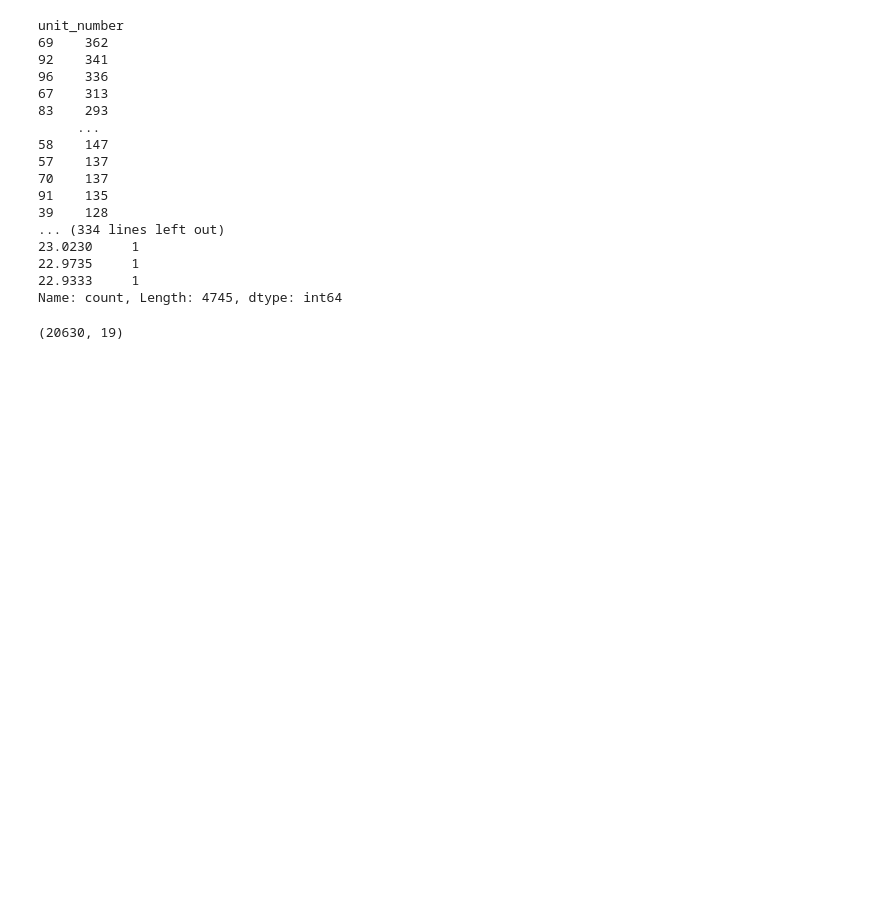
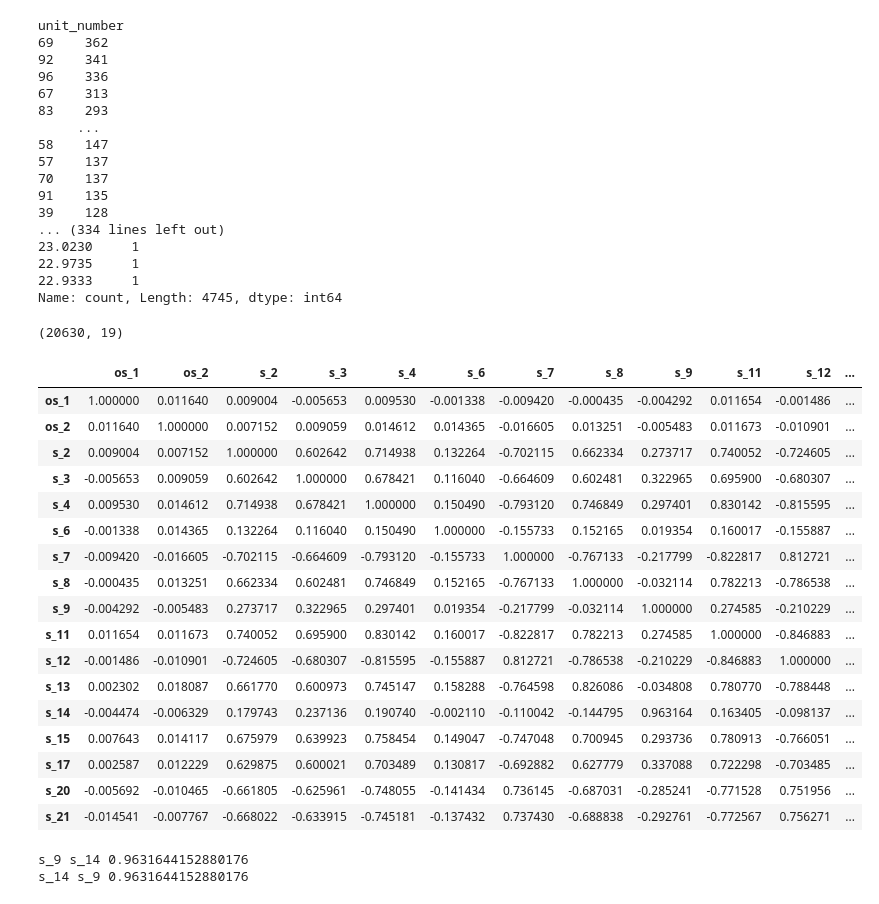
Before and after one commit to berkaylacinkaya/NASA_CMAPSS_TURBOFAN_ENGINE-PdM-, a Jupyter notebook: main.ipynb, the cells around one changed output. Saved outputs shown, nothing was run; the diff lists cells and outputs as text; code cells hidden in the pictures; blank space fills up the shorter version.

```diff
--- a/main.ipynb
+++ b/main.ipynb
@@ -178,3 +174,36 @@ df.drop(["os_3","s_1","s_5","s_10","s_16","s_18","s_19"],axis=1,inplace=True)#Th
 df.shape
 # %% [output]
 (20630, 19)
+# %%
+corr_df=df.drop(["time_in_cycles","unit_number"],axis=1).corr()
+corr_df
+# %% [output]
+|  | os_1 | os_2 | s_2 | s_3 | s_4 | s_6 | s_7 | s_8 | s_9 | s_11 | s_12 | ... |
+| os_1 | 1.000000 | 0.011640 | 0.009004 | -0.005653 | 0.009530 | -0.001338 | -0.009420 | -0.000435 | -0.004292 | 0.011654 | -0.001486 | ... |
+| os_2 | 0.011640 | 1.000000 | 0.007152 | 0.009059 | 0.014612 | 0.014365 | -0.016605 | 0.013251 | -0.005483 | 0.011673 | -0.010901 | ... |
+| s_2 | 0.009004 | 0.007152 | 1.000000 | 0.602642 | 0.714938 | 0.132264 | -0.702115 | 0.662334 | 0.273717 | 0.740052 | -0.724605 | ... |
+| s_3 | -0.005653 | 0.009059 | 0.602642 | 1.000000 | 0.678421 | 0.116040 | -0.664609 | 0.602481 | 0.322965 | 0.695900 | -0.680307 | ... |
+| s_4 | 0.009530 | 0.014612 | 0.714938 | 0.678421 | 1.000000 | 0.150490 | -0.793120 | 0.746849 | 0.297401 | 0.830142 | -0.815595 | ... |
+| s_6 | -0.001338 | 0.014365 | 0.132264 | 0.116040 | 0.150490 | 1.000000 | -0.155733 | 0.152165 | 0.019354 | 0.160017 | -0.155887 | ... |
+| s_7 | -0.009420 | -0.016605 | -0.702115 | -0.664609 | -0.793120 | -0.155733 | 1.000000 | -0.767133 | -0.217799 | -0.822817 | 0.812721 | ... |
+| s_8 | -0.000435 | 0.013251 | 0.662334 | 0.602481 | 0.746849 | 0.152165 | -0.767133 | 1.000000 | -0.032114 | 0.782213 | -0.786538 | ... |
+| s_9 | -0.004292 | -0.005483 | 0.273717 | 0.322965 | 0.297401 | 0.019354 | -0.217799 | -0.032114 | 1.000000 | 0.274585 | -0.210229 | ... |
+| s_11 | 0.011654 | 0.011673 | 0.740052 | 0.695900 | 0.830142 | 0.160017 | -0.822817 | 0.782213 | 0.274585 | 1.000000 | -0.846883 | ... |
+| s_12 | -0.001486 | -0.010901 | -0.724605 | -0.680307 | -0.815595 | -0.155887 | 0.812721 | -0.786538 | -0.210229 | -0.846883 | 1.000000 | ... |
+| s_13 | 0.002302 | 0.018087 | 0.661770 | 0.600973 | 0.745147 | 0.158288 | -0.764598 | 0.826086 | -0.034808 | 0.780770 | -0.788448 | ... |
+| s_14 | -0.004474 | -0.006329 | 0.179743 | 0.237136 | 0.190740 | -0.002110 | -0.110042 | -0.144795 | 0.963164 | 0.163405 | -0.098137 | ... |
+| s_15 | 0.007643 | 0.014117 | 0.675979 | 0.639923 | 0.758454 | 0.149047 | -0.747048 | 0.700945 | 0.293736 | 0.780913 | -0.766051 | ... |
+| s_17 | 0.002587 | 0.012229 | 0.629875 | 0.600021 | 0.703489 | 0.130817 | -0.692882 | 0.627779 | 0.337088 | 0.722298 | -0.703485 | ... |
+| s_20 | -0.005692 | -0.010465 | -0.661805 | -0.625961 | -0.748055 | -0.141434 | 0.736145 | -0.687031 | -0.285241 | -0.771528 | 0.751956 | ... |
+| s_21 | -0.014541 | -0.007767 | -0.668022 | -0.633915 | -0.745181 | -0.137432 | 0.737430 | -0.688838 | -0.292761 | -0.772567 | 0.756271 | ... |
+# %%
+#multicollinearity
+
+for i in corr_df:
+    for j in corr_df:
+         if 0.85<corr_df[i][j]<1: #This means: %85 and more similar features.High Correlated
+            print(i,j,corr_df[i][j]) # Sensor_9 and Sensor_14 indicate almost the same thing.
+                                     # For this reason, I remove one of them
+# %% [output]
+s_9 s_14 0.9631644152880176
+s_14 s_9 0.9631644152880176
```
Also changed, not shown: parts of 8 cells of this notebook.
